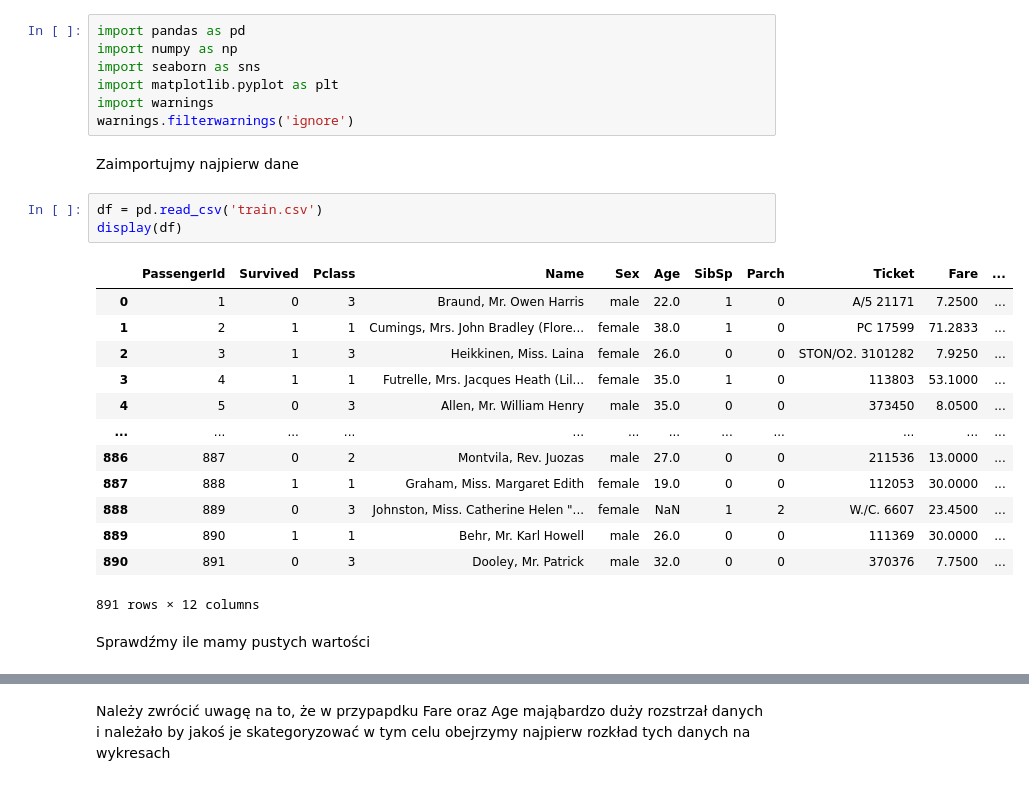
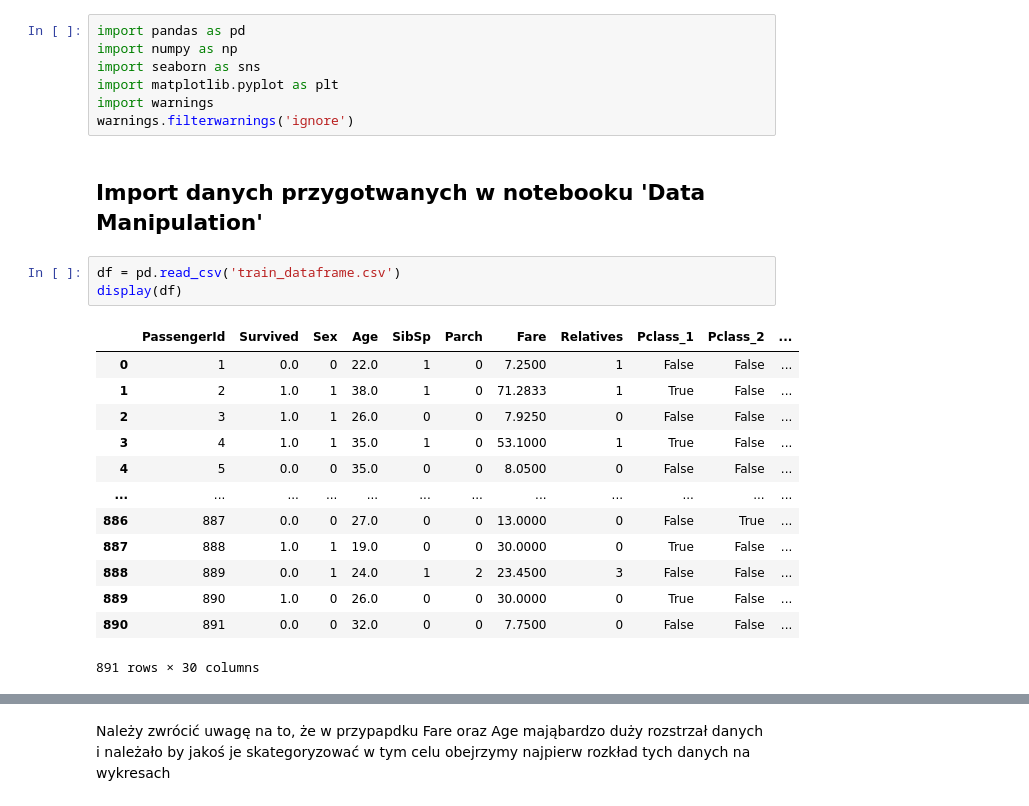
Before and after one commit to Aszlas545/Data_Science, a Jupyter notebook: Predicting Sruvival.ipynb, the cells around one changed output, grey strips where cells are left out. Saved outputs shown, nothing was run; the diff lists cells and outputs as text.

```diff
--- a/Predicting Sruvival.ipynb
+++ b/Predicting Sruvival.ipynb
@@ -9,24 +9,22 @@ import seaborn as sns
 import matplotlib.pyplot as plt
 import warnings
 warnings.filterwarnings('ignore')
-# %% [markdown]
-Zaimportujmy najpierw dane
+# %% [markdown]
+## Import danych przygotwanych w notebooku 'Data Manipulation'
 # %%
-df = pd.read_csv('train.csv')
+df = pd.read_csv('train_dataframe.csv')
 display(df)
 # %% [output]
-|  | PassengerId | Survived | Pclass | Name | Sex | Age | SibSp | Parch | Ticket | Fare | ... |
-| 0 | 1 | 0 | 3 | Braund, Mr. Owen Harris | male | 22.0 | 1 | 0 | A/5 21171 | 7.2500 | ... |
-| 1 | 2 | 1 | 1 | Cumings, Mrs. John Bradley (Flore... | female | 38.0 | 1 | 0 | PC 17599 | 71.2833 | ... |
-| 2 | 3 | 1 | 3 | Heikkinen, Miss. Laina | female | 26.0 | 0 | 0 | STON/O2. 3101282 | 7.9250 | ... |
-| 3 | 4 | 1 | 1 | Futrelle, Mrs. Jacques Heath (Lil... | female | 35.0 | 1 | 0 | 113803 | 53.1000 | ... |
-| 4 | 5 | 0 | 3 | Allen, Mr. William Henry | male | 35.0 | 0 | 0 | 373450 | 8.0500 | ... |
+|  | PassengerId | Survived | Sex | Age | SibSp | Parch | Fare | Relatives | Pclass_1 | Pclass_2 | ... |
+| 0 | 1 | 0.0 | 0 | 22.0 | 1 | 0 | 7.2500 | 1 | False | False | ... |
+| 1 | 2 | 1.0 | 1 | 38.0 | 1 | 0 | 71.2833 | 1 | True | False | ... |
+| 2 | 3 | 1.0 | 1 | 26.0 | 0 | 0 | 7.9250 | 0 | False | False | ... |
+| 3 | 4 | 1.0 | 1 | 35.0 | 1 | 0 | 53.1000 | 1 | True | False | ... |
+| 4 | 5 | 0.0 | 0 | 35.0 | 0 | 0 | 8.0500 | 0 | False | False | ... |
 | ... | ... | ... | ... | ... | ... | ... | ... | ... | ... | ... | ... |
-| 886 | 887 | 0 | 2 | Montvila, Rev. Juozas | male | 27.0 | 0 | 0 | 211536 | 13.0000 | ... |
-| 887 | 888 | 1 | 1 | Graham, Miss. Margaret Edith | female | 19.0 | 0 | 0 | 112053 | 30.0000 | ... |
-| 888 | 889 | 0 | 3 | Johnston, Miss. Catherine Helen "... | female | NaN | 1 | 2 | W./C. 6607 | 23.4500 | ... |
-| 889 | 890 | 1 | 1 | Behr, Mr. Karl Howell | male | 26.0 | 0 | 0 | 111369 | 30.0000 | ... |
-| 890 | 891 | 0 | 3 | Dooley, Mr. Patrick | male | 32.0 | 0 | 0 | 370376 | 7.7500 | ... |
+| 886 | 887 | 0.0 | 0 | 27.0 | 0 | 0 | 13.0000 | 0 | False | True | ... |
+| 887 | 888 | 1.0 | 1 | 19.0 | 0 | 0 | 30.0000 | 0 | True | False | ... |
+| 888 | 889 | 0.0 | 1 | 24.0 | 1 | 2 | 23.4500 | 3 | False | False | ... |
+| 889 | 890 | 1.0 | 0 | 26.0 | 0 | 0 | 30.0000 | 0 | True | False | ... |
+| 890 | 891 | 0.0 | 0 | 32.0 | 0 | 0 | 7.7500 | 0 | False | False | ... |
-891 rows × 12 columns
+891 rows × 30 columns
-# %% [markdown]
-Sprawdźmy ile mamy pustych wartości
```
Also changed, not shown: parts of 27 cells of this notebook, 4 other files.
